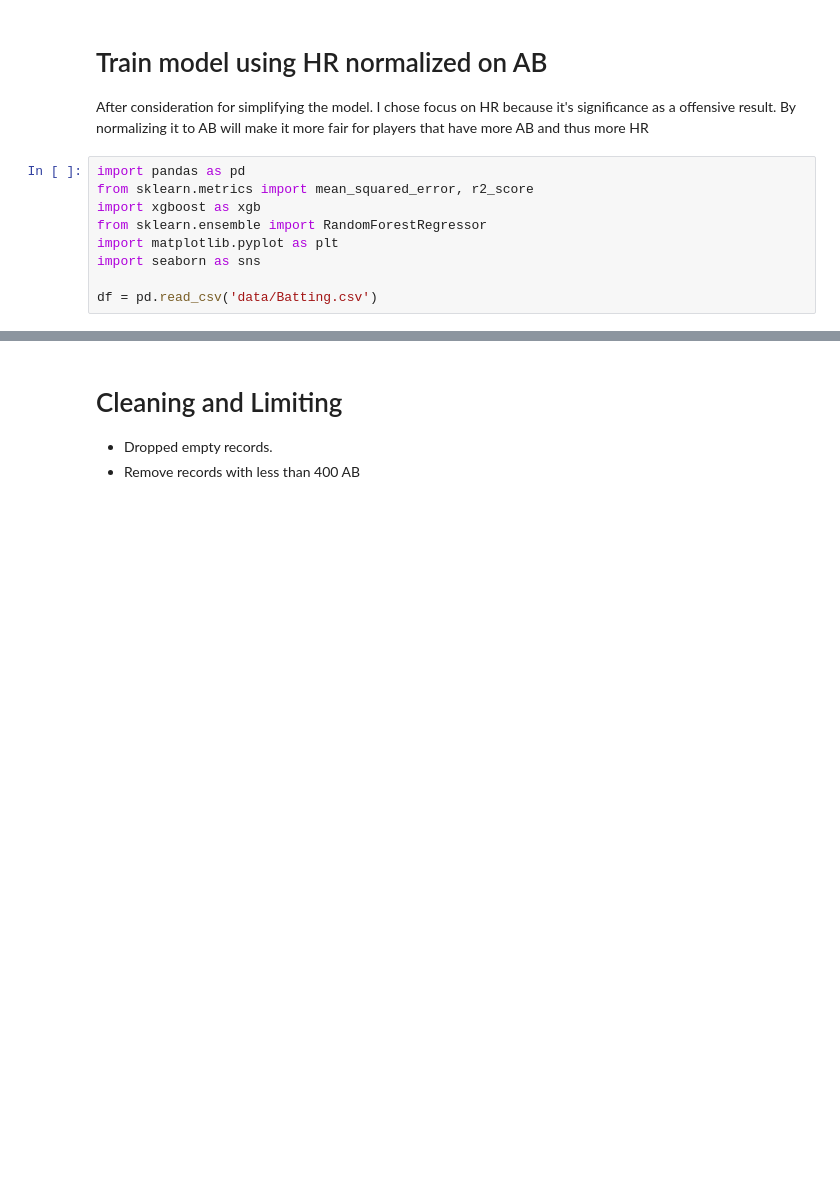
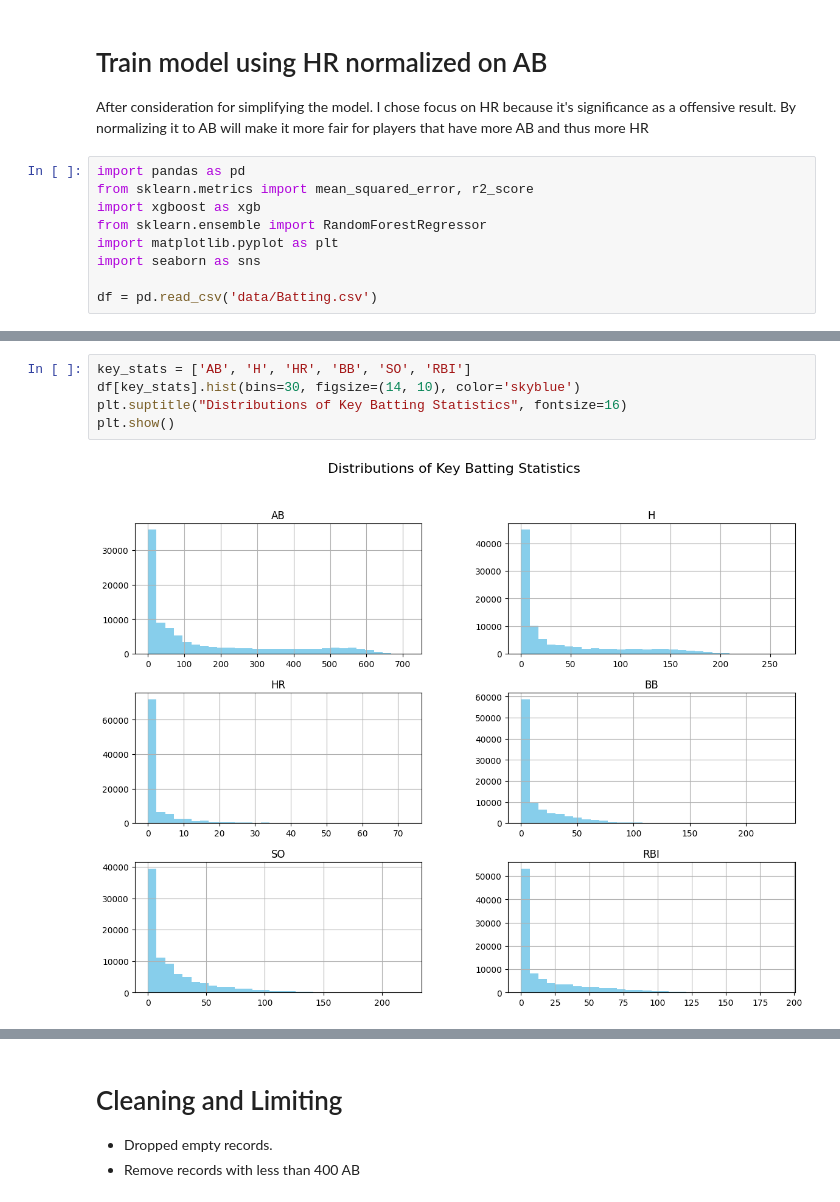
Before and after one commit to CreepySunny/HIT-Assistant, a Jupyter notebook: HRpAB.ipynb, the cells around one changed output, grey strips where cells are left out. Saved outputs shown, nothing was run; the diff lists cells and outputs as text; blank space fills up the shorter version.

```diff
--- a/HRpAB.ipynb
+++ b/HRpAB.ipynb
@@ -15,0 +73,7 @@ df = pd.read_csv('data/Batting.csv')
+# %%
+key_stats = ['AB', 'H', 'HR', 'BB', 'SO', 'RBI']
+df[key_stats].hist(bins=30, figsize=(14, 10), color='skyblue')
+plt.suptitle("Distributions of Key Batting Statistics", fontsize=16)
+plt.show()
+# %% [output]
+[figure, added]
```
Also changed, not shown: parts of 12 cells of this notebook.
